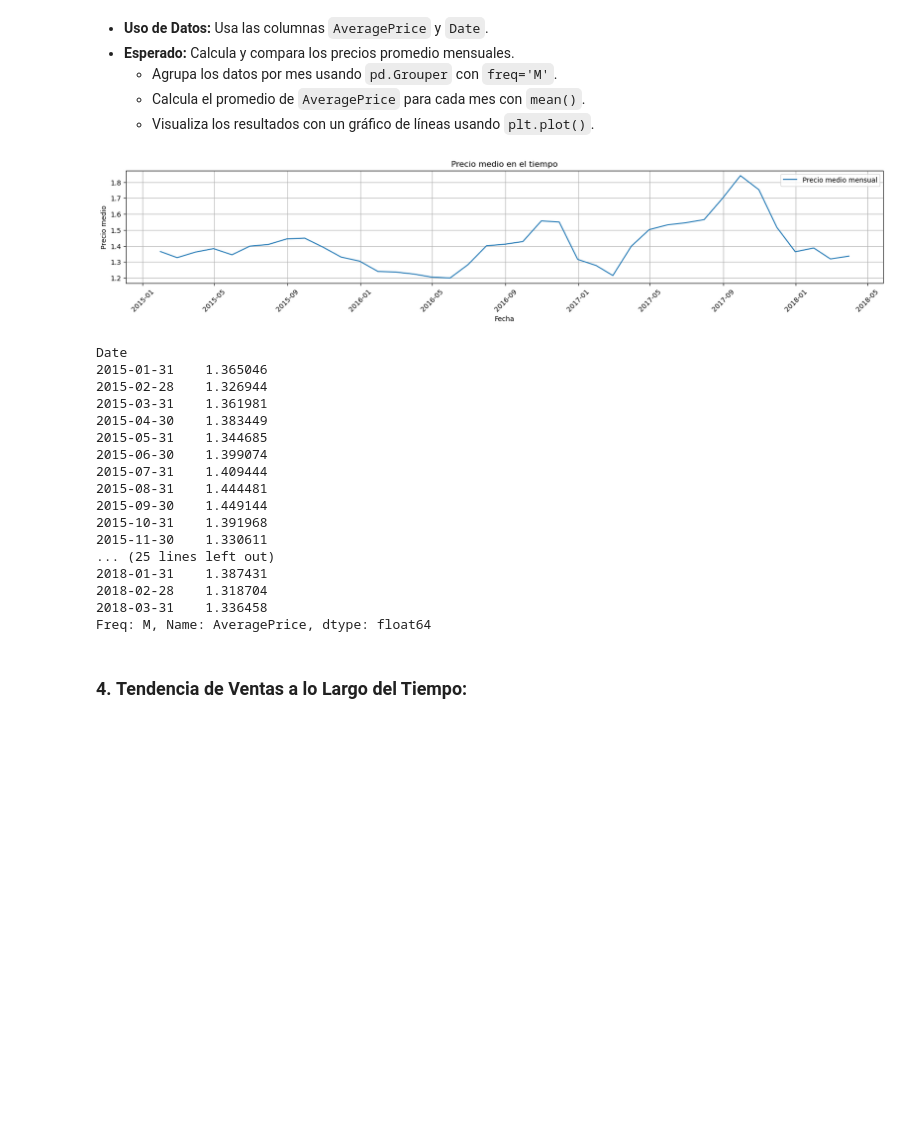
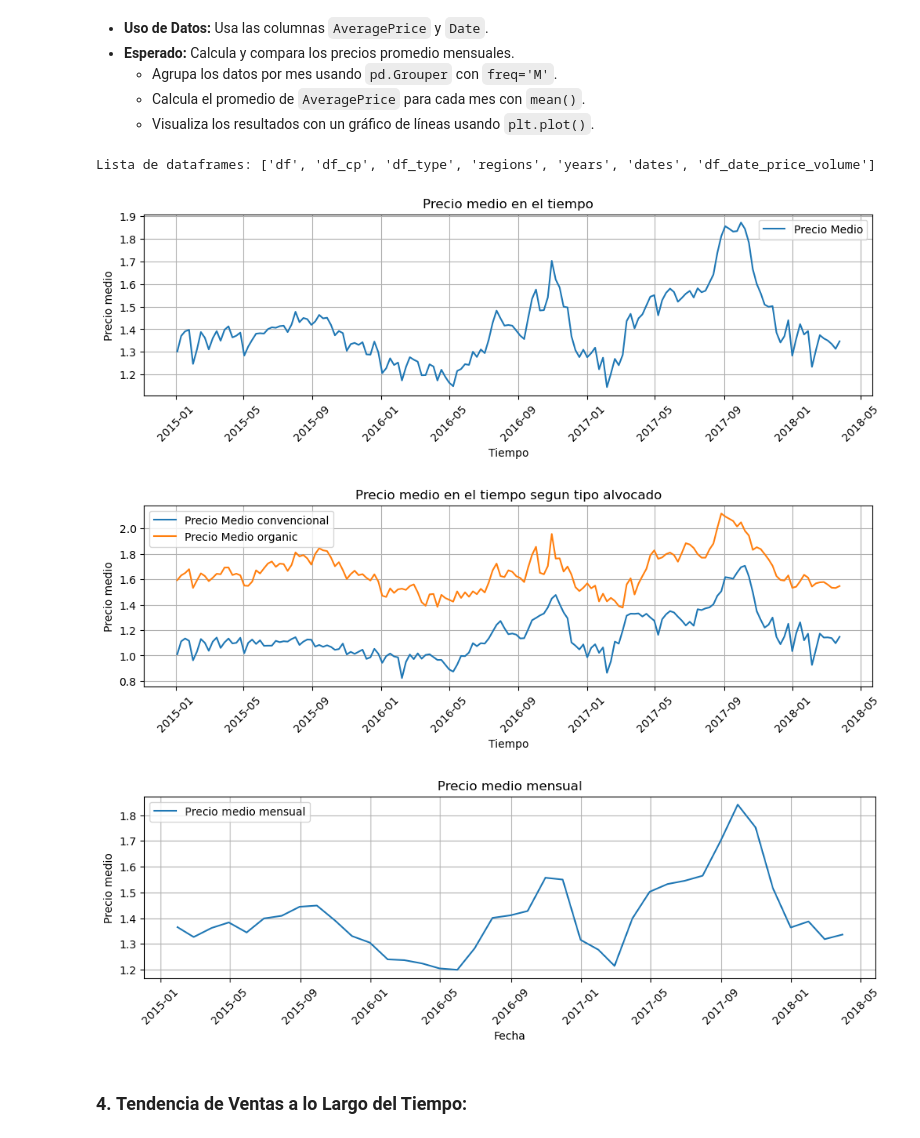
Before and after one commit to cpujol-dev/MiniProjectAavocado, a Jupyter notebook: 1.Analisis_de_Series_Temporales.ipynb, the cells around one changed output. Saved outputs shown, nothing was run; the diff lists cells and outputs as text; code cells hidden in the pictures; blank space fills up the shorter version.

```diff
--- a/1.Analisis_de_Series_Temporales.ipynb
+++ b/1.Analisis_de_Series_Temporales.ipynb
@@ -290,41 +298,53 @@ Resetting the index makes 'Season' and 'region' regular columns, which are compa
 # %%
 import pandas as pd
 import matplotlib.pyplot as plt
-df = pd.read_csv("avocado.csv")
-df_cp = df.copy()
-df_cp['Date'] = pd.to_datetime(df_cp['Date'])
-df_cp
+import avocado_manager as av
+av.init(); av.info()
+df_cp = av.df("df_cp")
+
+df_grouped = df_cp.groupby('Date')['AveragePrice'].mean()
+
+plt.figure(figsize=(12, 3))
+plt.plot(df_grouped, label ='Precio Medio')
+plt.legend(loc='best')
+plt.xlabel('Tiempo')
+plt.ylabel('Precio medio')
+plt.title('Precio medio en el tiempo')
+plt.grid(True); plt.xticks(rotation=45)
+plt.show()
+
+df_cp_conventional = df_cp[df_cp['type'] =='conventional'] #[['Date', 'AveragePrice']]
+df_grouped_conv = df_cp_conventional.groupby('Date')['AveragePrice'].mean()
+
+df_cp_organic = df_cp[df_cp['type'] =='organic'] #[['Date', 'AveragePrice']]
+df_grouped_orga = df_cp_organic.groupby('Date')['AveragePrice'].mean()
+
+plt.figure(figsize=(12, 3))
+plt.plot(df_grouped_conv, label ='Precio Medio convencional')
+plt.plot(df_grouped_orga, label ='Precio Medio organic')
+plt.legend(loc='best')
+plt.xlabel('Tiempo')
+plt.ylabel('Precio medio')
+plt.title('Precio medio en el tiempo segun tipo alvocado')
+plt.grid(True); plt.xticks(rotation=45)
+plt.show()
+
 df_grouped = df_cp.groupby(pd.Grouper(key='Date', freq='M'))['AveragePrice'].mean()
-
-plt.figure(figsize=(20,3))
+plt.figure(figsize=(12,3))
 plt.plot(df_grouped, label='Precio medio mensual') #plt.plot(df_grouped.index, df_grouped.values)
 plt.legend(loc='best')
 plt.xlabel('Fecha')
 plt.ylabel('Precio medio')
-plt.title('Precio medio en el tiempo')
+plt.title('Precio medio mensual')
 plt.grid(True)
 plt.xticks(rotation=45)
 plt.show()
-df_grouped
+#df_grouped
 # %% [output]
+Lista de dataframes: ['df', 'df_cp', 'df_type', 'regions', 'years', 'dates', 'df_date_price_volume']
-[figure, old version]
+[figure, new version]
-Date
-2015-01-31    1.365046
-2015-02-28    1.326944
-2015-03-31    1.361981
-2015-04-30    1.383449
-2015-05-31    1.344685
-2015-06-30    1.399074
-2015-07-31    1.409444
-2015-08-31    1.444481
-2015-09-30    1.449144
-2015-10-31    1.391968
-2015-11-30    1.330611
-... (25 lines left out)
-2018-01-31    1.387431
-2018-02-28    1.318704
-2018-03-31    1.336458
-Freq: M, Name: AveragePrice, dtype: float64
+[figure, added]
+[figure, added]
 # %% [markdown]
 ### 4. **Tendencia de Ventas a lo Largo del Tiempo:**
 # %% [markdown]
```
Also changed, not shown: parts of 15 cells of this notebook, 1 other file.
